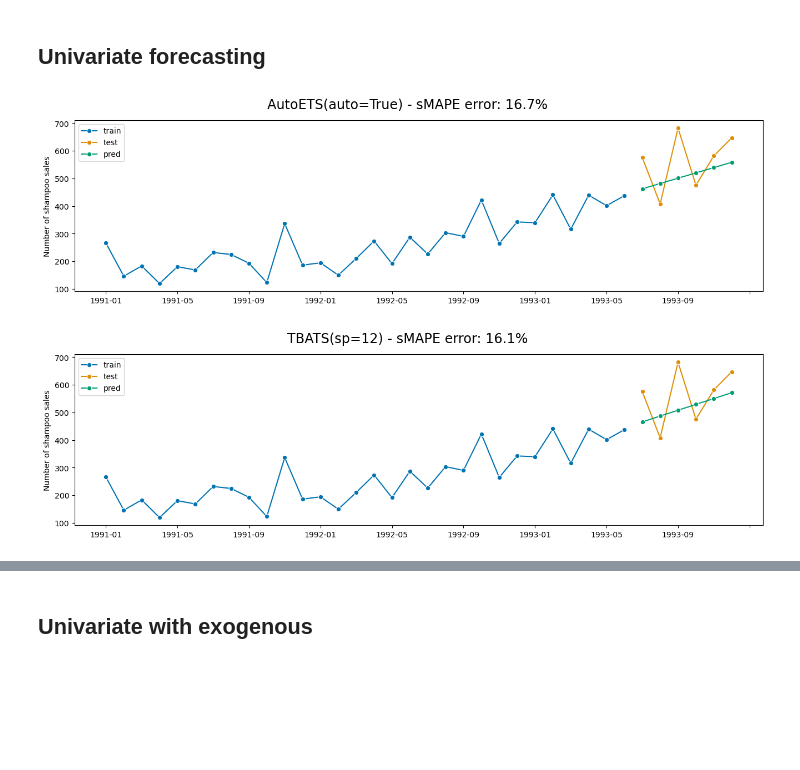
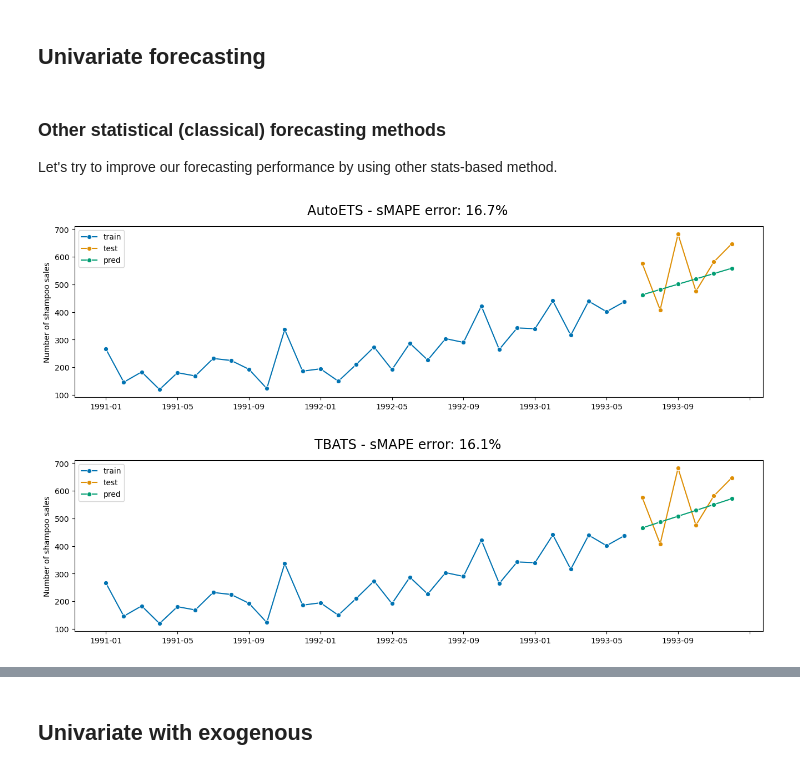
Before and after one commit to sktime/sktime-tutorial-ODSC-Europe-2023, a Jupyter notebook: notebooks/02_forecasting.ipynb, the cells around one changed output, grey strips where cells are left out. Drawn from its saved outputs; the diff is of its cells as text; code cells hidden in the pictures; blank space fills up the shorter version.

```diff
--- a/notebooks/02_forecasting.ipynb
+++ b/notebooks/02_forecasting.ipynb
@@ -68,16 +69,20 @@ print(f"Prophet - sMAPE error: {smape(y_test, y_pred):.1%}")
 Prophet - sMAPE error: 25.7%
 # %% [markdown]
 ## Univariate forecasting
+# %% [markdown]
+### Other statistical (classical) forecasting methods
+
+Let's try to improve our forecasting performance by using other stats-based method.
 # %%
 from sktime.forecasting.tbats import TBATS
 from sktime.forecasting.ets import AutoETS
 
 forecasters = [AutoETS(auto=True), TBATS(sp=12)]
 
 for forecaster in forecasters:
     y_pred = forecaster.fit_predict(y=y_train, fh=fh)
-    title = f"{str(forecaster)} - sMAPE error: {smape(y_test, y_pred):.1%}"
+    title = f"{str(forecaster).split('(')[0]} - sMAPE error: {smape(y_test, y_pred):.1%}"
     plot_series(y_train, y_test, y_pred, labels=["train", "test", "pred"], title=title)
 # %% [output]
-[figure, old version]
+[figure, new version]
-[figure, old version]
+[figure, new version]
```
Also changed, not shown: parts of 12 cells of this notebook, 1 other file.
